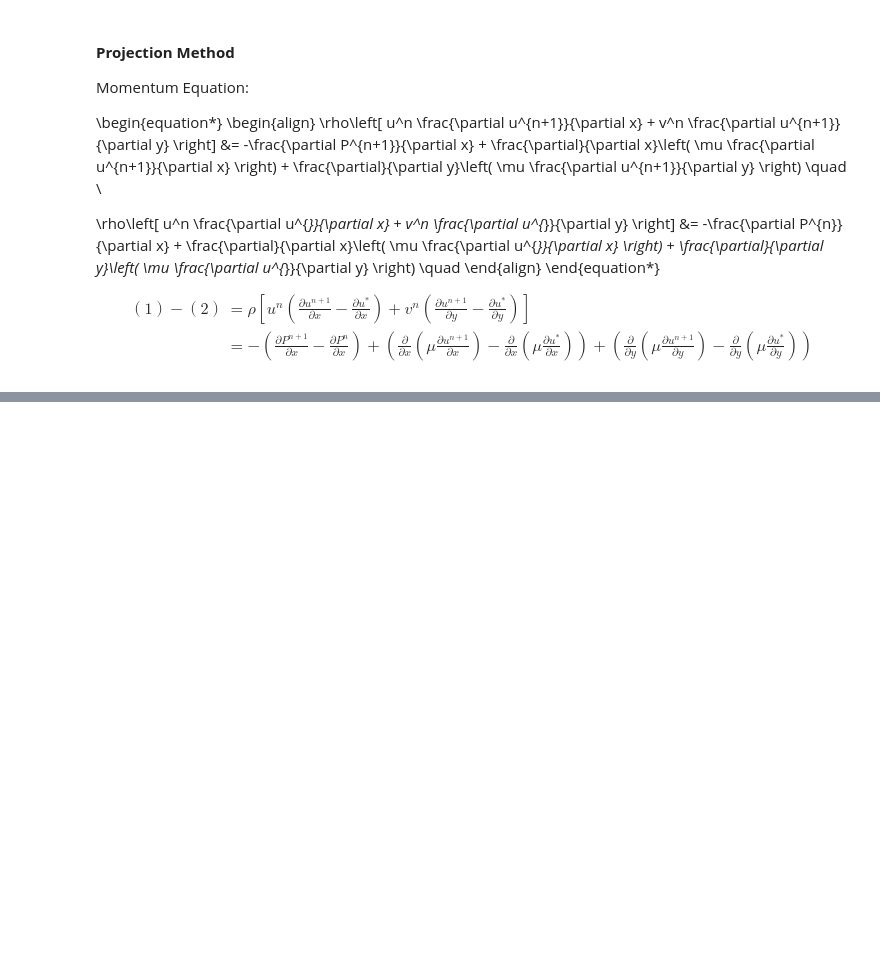
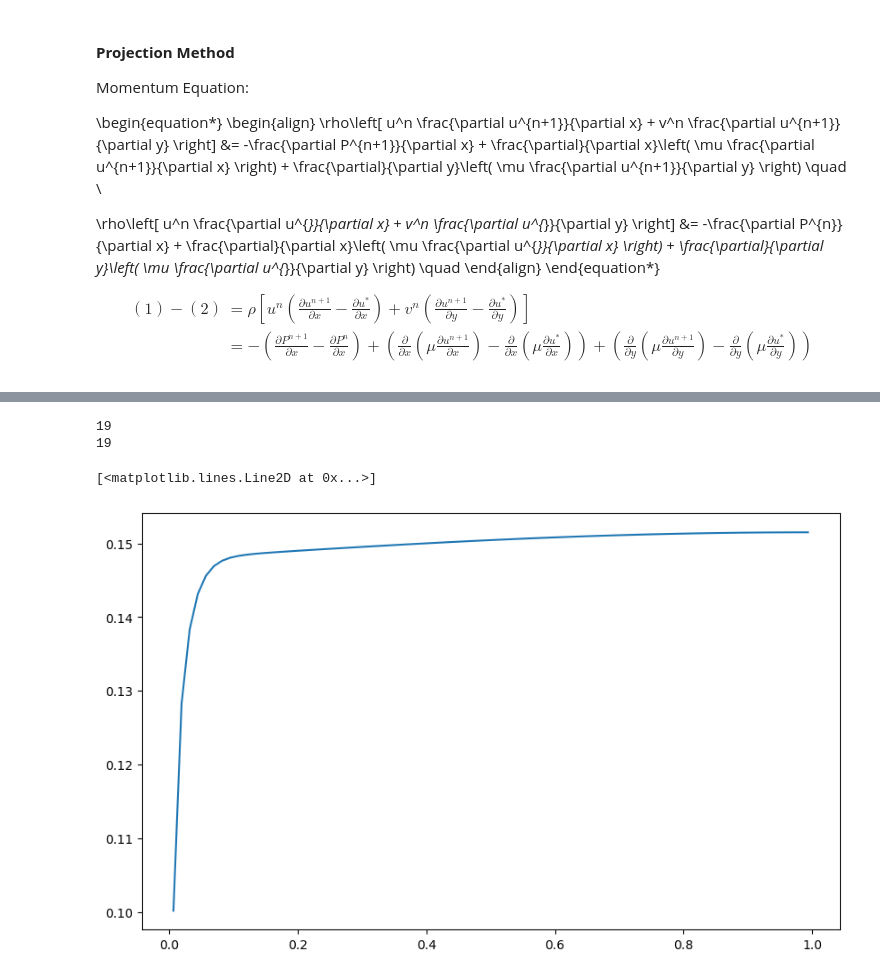
Before and after one commit to jo0n-lab/CFD_SCRACTH, a Jupyter notebook: CFD_2D-DUCTFLOW.ipynb, the cells around one changed output, grey strips where cells are left out. Drawn from its saved outputs; the diff is of its cells as text; code cells hidden in the pictures; blank space fills up the shorter version.

```diff
--- a/CFD_2D-DUCTFLOW.ipynb
+++ b/CFD_2D-DUCTFLOW.ipynb
@@ -679,0 +1190,27 @@ SOLVE_ALL(max_iter=2000)
+# %%
+Vex = np.zeros(IDIM)
+for i in range(0, NI+1):
+   Vex[i] = 0.1*1.5*(1-XP[i]*XP[i]/XP[NI]/XP[NI])
+Vref = 0.1*1.5*0.99
+
+i_range = range(1, NI)
+j_range = range(1, NJ)
+
+print(len(Vex[i_range]))
+print(len(XP[i_range]))
+
+plt.figure(figsize=(10,6))
+# plt.plot(XP[i_range],Vex[i_range])
+# plt.scatter(XP[i_range],V.PHI[i_range,10])
+
+# plt.plot(YP[j_range],Vref)
+plt.plot(YP[j_range],V.PHI[0,j_range])
+
+# plt.scatter(XP[i_range],V.PHI[i_range,15])
+# plt.scatter(YP[j_range],P.PHI[8,j_range])
+# plt.plot(YP[j_range],U.PHI[7,j_range])
+# %% [output]
+19
+19
+[<matplotlib.lines.Line2D at 0x...>]
+[figure, added]
```
Also changed, not shown: parts of 22 cells of this notebook, 15 other files.
